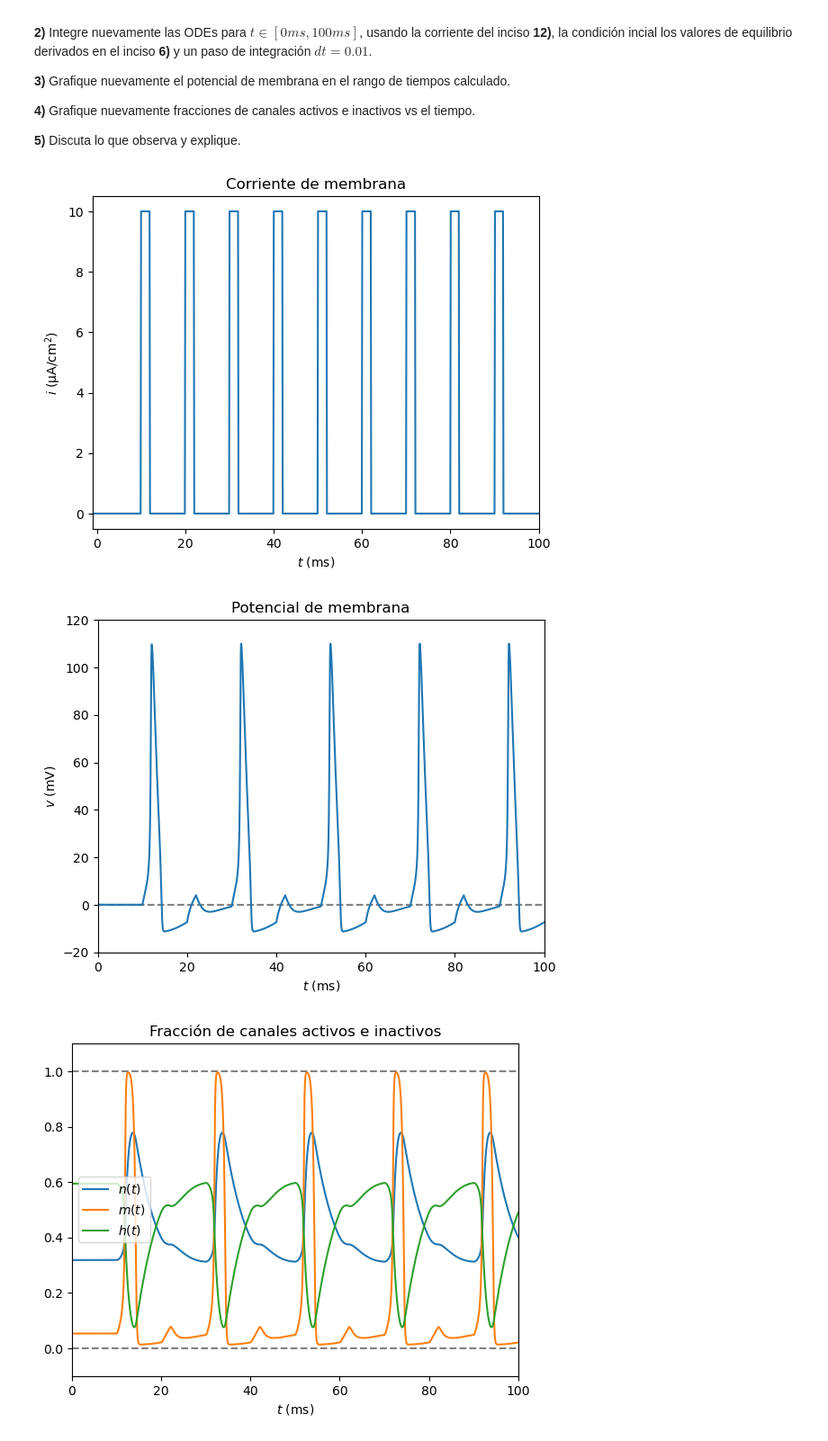
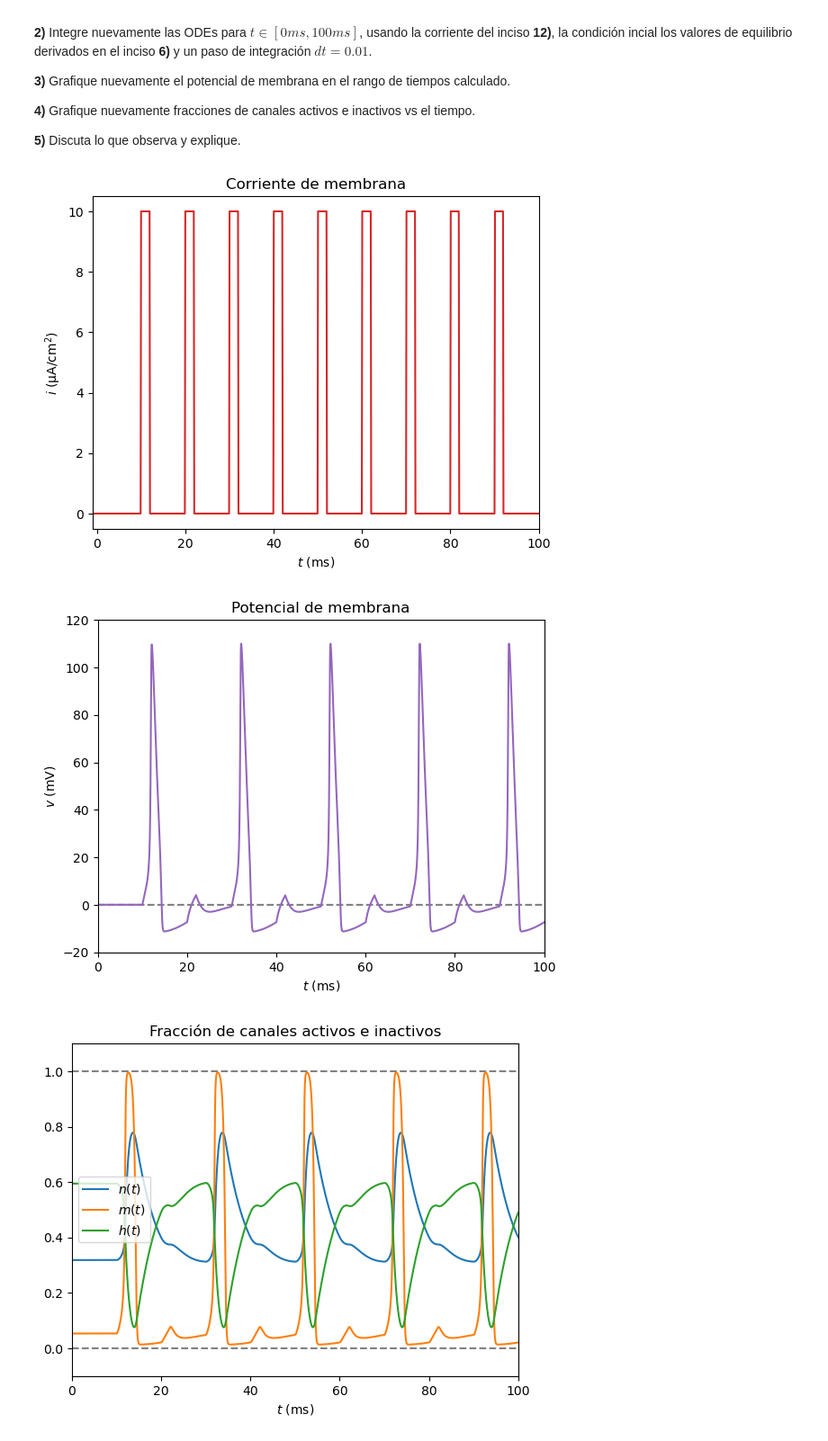
Before and after one commit to EnzoRg/neural_networks, a Jupyter notebook: Ejercicios/redes_neuronales_2024_guia_8.ipynb, the cells around one changed output. Shown: that part at 90% size. Drawn from its saved outputs; the diff is of its cells as text; code cells hidden in the pictures.

```diff
--- a/Ejercicios/redes_neuronales_2024_guia_8.ipynb
+++ b/Ejercicios/redes_neuronales_2024_guia_8.ipynb
@@ -610,13 +621,14 @@ def i(t):
 # %%
 plt.xlabel('$t$ (ms)')
 plt.ylabel('$i$ $\mathrm{(\mu A/cm^2)}$')
 plt.xlim(-1, 100)
 t = np.linspace(-1, 100, 1000)
-plt.plot(t, np.vectorize(i)(t))
+plt.plot(t, np.vectorize(i)(t), color='#d62728')
 plt.title('Corriente de membrana')
+plt.savefig('corriente_pulsos.png', bbox_inches='tight')
 plt.show()
 # %% [output]
-[figure, old version]
+[figure, new version]
 # %%
 # 6.2)
 
@@ -634,11 +646,12 @@ plt.ylabel('$v$ (mV)')
 plt.xlim(0, 100)
 plt.ylim(-20, 120)
 plt.plot(t, 0*t, linestyle='--', color='gray')
-plt.plot(t, x[0])
+plt.plot(t, x[0], color='#9467bd')
 plt.title('Potencial de membrana')
+plt.savefig('potencial_pulsos.png', bbox_inches='tight')
 plt.show()
 # %% [output]
-[figure, old version]
+[figure, new version]
 # %%
 # 6.4)
 
```
Also changed, not shown: parts of 16 cells of this notebook, 1 other file.
